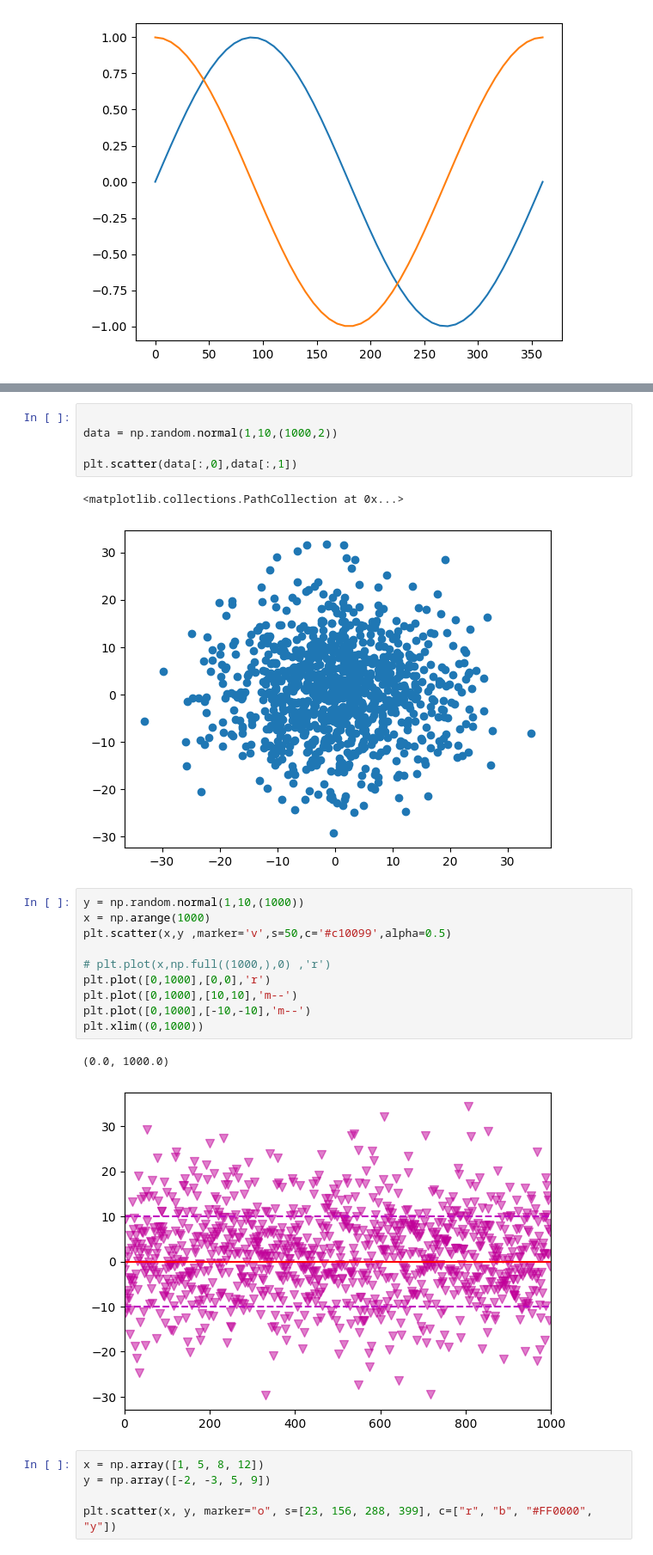
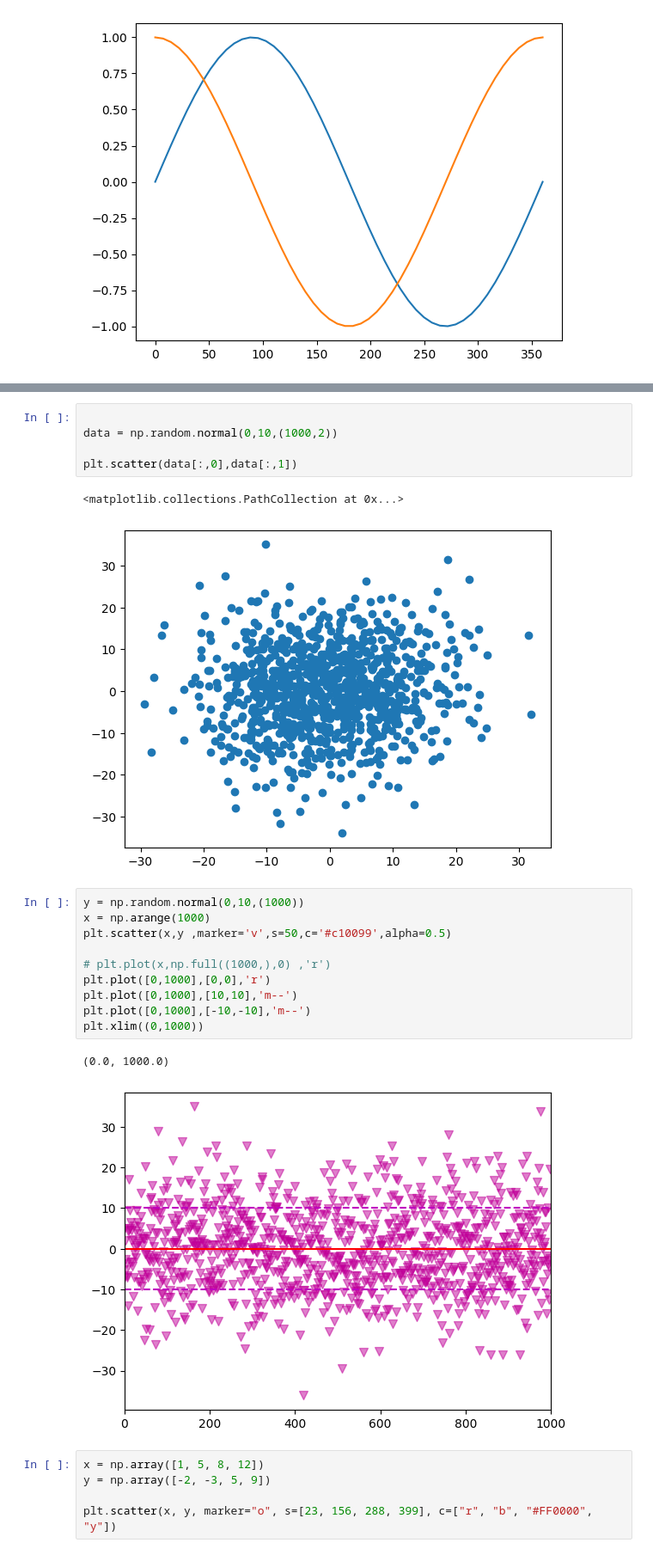
Before and after one commit to TahaT80/AI, a Jupyter notebook: part3_matplotlib/main.ipynb, the cells around one changed output, grey strips where cells are left out. Shown at 86% size. Cells and saved outputs as stored; diff of their text form.

```diff
--- a/part3_matplotlib/main.ipynb
+++ b/part3_matplotlib/main.ipynb
@@ -107,24 +107,24 @@ plt.scatter(data[:,0],data[:,1])
 # %%
 
-data = np.random.normal(1,10,(1000,2))
+data = np.random.normal(0,10,(1000,2))
 
 plt.scatter(data[:,0],data[:,1])
 # %% [output]
 <matplotlib.collections.PathCollection at 0x...>
-[figure, old version]
+[figure, new version]
 # %%
-y = np.random.normal(1,10,(1000))
+y = np.random.normal(0,10,(1000))
 x = np.arange(1000)
 plt.scatter(x,y ,marker='v',s=50,c='#c10099',alpha=0.5)
 
 # plt.plot(x,np.full((1000,),0) ,'r')
 plt.plot([0,1000],[0,0],'r')
 plt.plot([0,1000],[10,10],'m--')
 plt.plot([0,1000],[-10,-10],'m--')
 plt.xlim((0,1000))
 # %% [output]
 (0.0, 1000.0)
-[figure, old version]
+[figure, new version]
 # %%
 x = np.array([1, 5, 8, 12])
 y = np.array([-2, -3, 5, 9])
```
Also changed, not shown: parts of 16 cells of this notebook.
